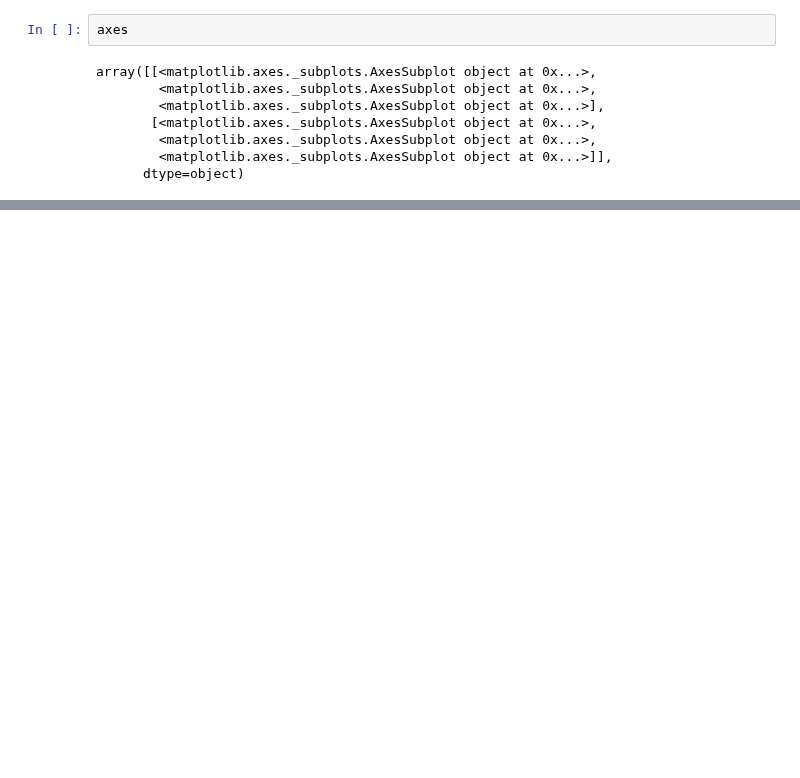
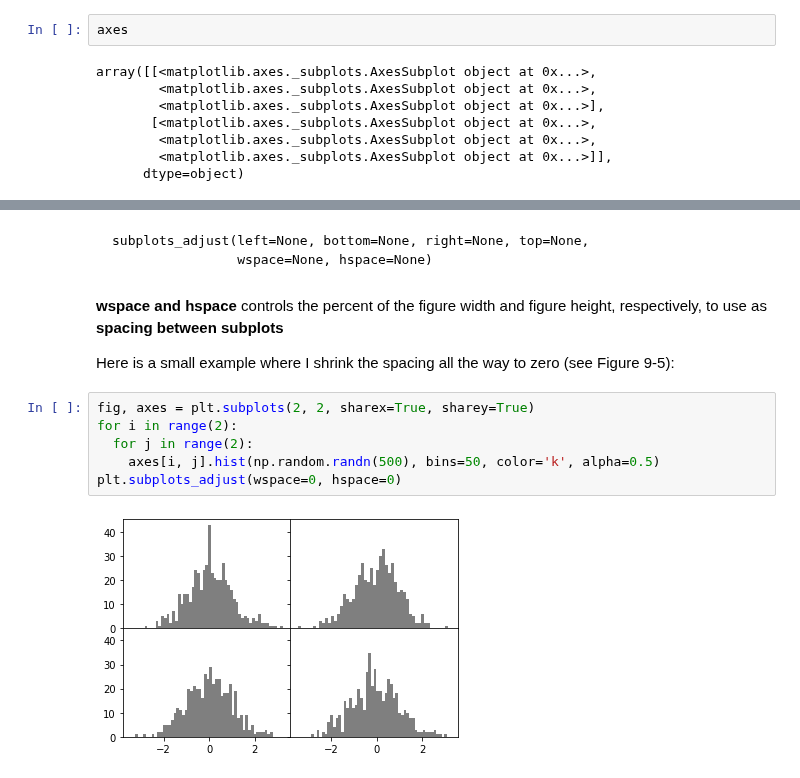
Before and after one commit to lucaslokchan/data-analysis, a Jupyter notebook: Python for Data Analysis/09_Plotting_and_Visualization.ipynb, the cells around one changed output, grey strips where cells are left out. Cells and saved outputs as stored; diff of their text form; blank space fills up the shorter version.

````diff
--- a/Python for Data Analysis/09_Plotting_and_Visualization.ipynb
+++ b/Python for Data Analysis/09_Plotting_and_Visualization.ipynb
@@ -114,0 +136,19 @@ This is very useful, as the axes array can be easily indexed like a two-dimensio
+# %% [markdown]
+
+
+```
+subplots_adjust(left=None, bottom=None, right=None, top=None,
+                wspace=None, hspace=None)
+```
+# %% [markdown]
+**wspace and hspace** controls the percent of the figure width and figure height, respectively, to use as **spacing between subplots**
+
+Here is a small example where I shrink the spacing all the way to zero (see Figure 9-5):
+# %%
+fig, axes = plt.subplots(2, 2, sharex=True, sharey=True)
+for i in range(2):
+  for j in range(2):
+    axes[i, j].hist(np.random.randn(500), bins=50, color='k', alpha=0.5)
+plt.subplots_adjust(wspace=0, hspace=0)
+# %% [output]
+[figure, added]
````
Also changed, not shown: parts of 81 cells of this notebook.
